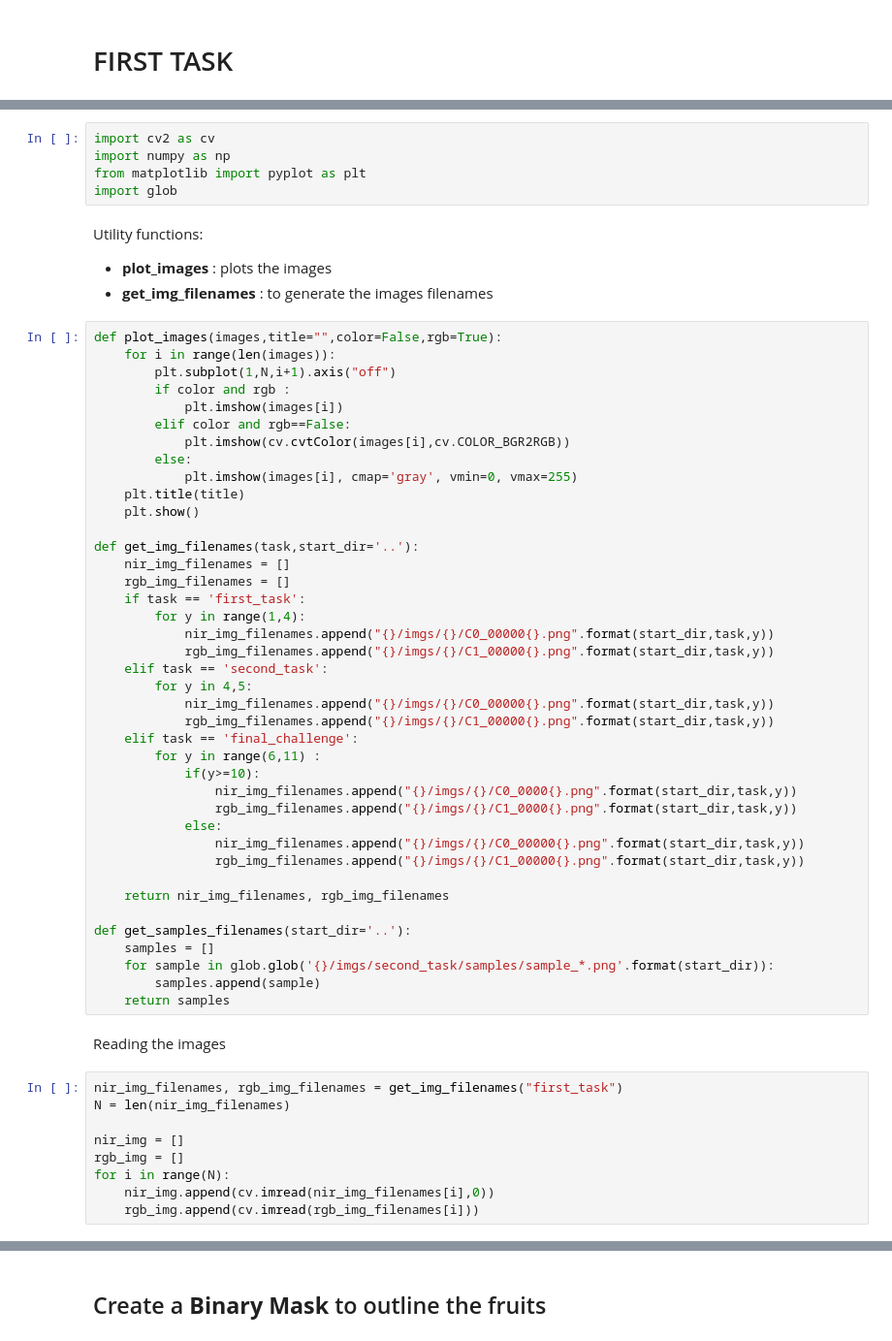
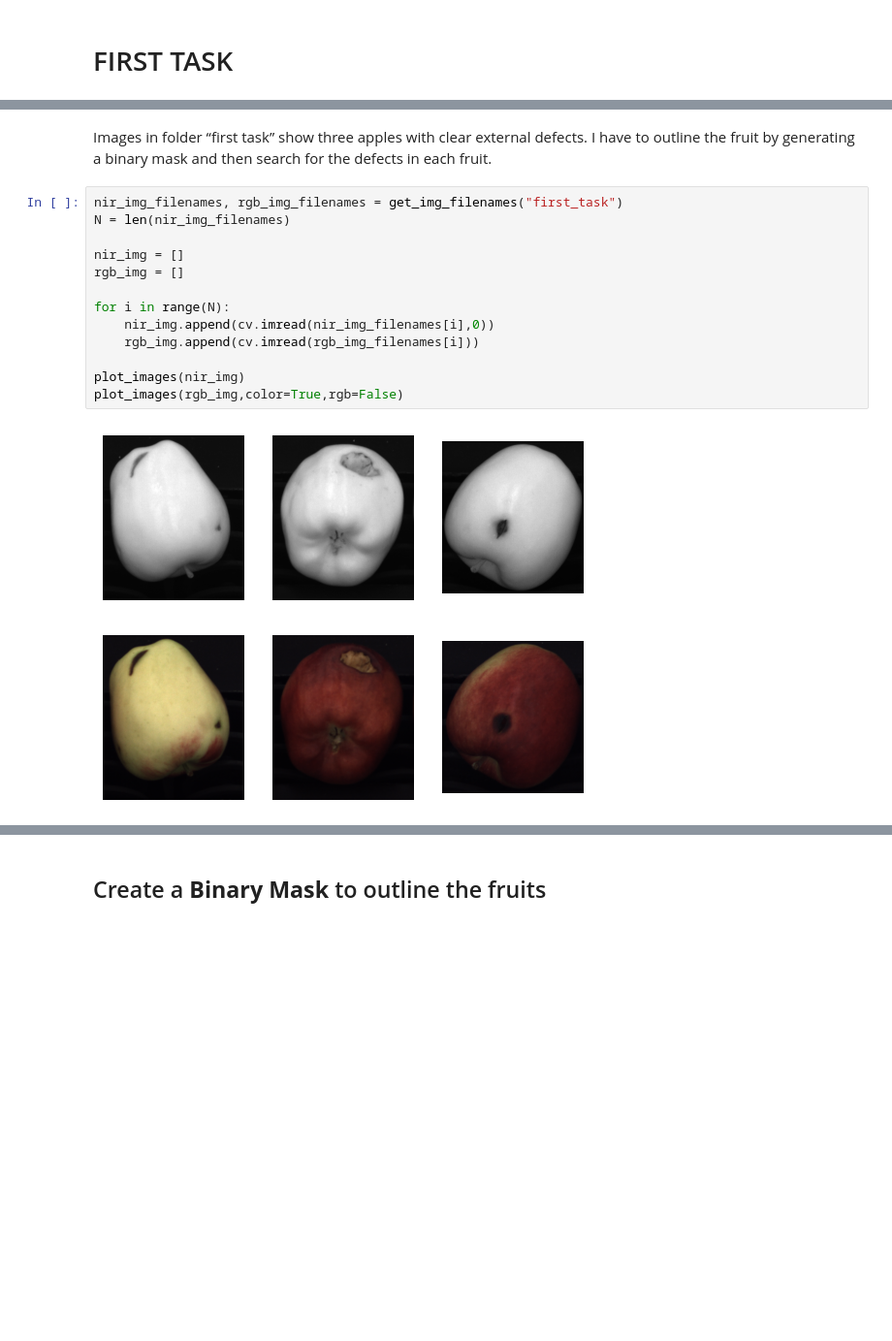
Before and after one commit to FilippoComastri/FruitInspection, a Jupyter notebook: docs/report.ipynb, the cells around one changed output, grey strips where cells are left out. Shown at 97% size. Drawn from its saved outputs; the diff is of its cells as text; blank space fills up the shorter version.

```diff
--- a/docs/report.ipynb
+++ b/docs/report.ipynb
@@ -7,60 +63,18 @@ Import the libraries
-# %%
-import cv2 as cv
-import numpy as np
-from matplotlib import pyplot as plt
-import glob
-# %% [markdown]
-Utility functions:
-- **plot_images** : plots the images
-- **get_img_filenames** : to generate the images filenames
-# %%
-def plot_images(images,title="",color=False,rgb=True):
-    for i in range(len(images)):
-        plt.subplot(1,N,i+1).axis("off")
-        if color and rgb :
-            plt.imshow(images[i])
-        elif color and rgb==False:
-            plt.imshow(cv.cvtColor(images[i],cv.COLOR_BGR2RGB))
-        else:
-            plt.imshow(images[i], cmap='gray', vmin=0, vmax=255)
-    plt.title(title)
-    plt.show()
-
-def get_img_filenames(task,start_dir='..'):
-    nir_img_filenames = []
-    rgb_img_filenames = []
-    if task == 'first_task':
-        for y in range(1,4):
-            nir_img_filenames.append("{}/imgs/{}/C0_00000{}.png".format(start_dir,task,y))
-            rgb_img_filenames.append("{}/imgs/{}/C1_00000{}.png".format(start_dir,task,y))
-    elif task == 'second_task':
-        for y in 4,5:
-            nir_img_filenames.append("{}/imgs/{}/C0_00000{}.png".format(start_dir,task,y))
-            rgb_img_filenames.append("{}/imgs/{}/C1_00000{}.png".format(start_dir,task,y))
-    elif task == 'final_challenge':
-        for y in range(6,11) :
-            if(y>=10):
-                nir_img_filenames.append("{}/imgs/{}/C0_0000{}.png".format(start_dir,task,y))
-                rgb_img_filenames.append("{}/imgs/{}/C1_0000{}.png".format(start_dir,task,y))
-            else:
-                nir_img_filenames.append("{}/imgs/{}/C0_00000{}.png".format(start_dir,task,y))
-                rgb_img_filenames.append("{}/imgs/{}/C1_00000{}.png".format(start_dir,task,y))
-
-    return nir_img_filenames, rgb_img_filenames
-
-def get_samples_filenames(start_dir='..'):
-    samples = []
-    for sample in glob.glob('{}/imgs/second_task/samples/sample_*.png'.format(start_dir)):
-        samples.append(sample)
-    return samples
-# %% [markdown]
-Reading the images
+# %% [markdown]
+Images in folder “first task” show three apples with clear external defects. I have to outline the fruit by generating a binary mask and then search for the defects in each fruit.
 # %%
 nir_img_filenames, rgb_img_filenames = get_img_filenames("first_task")
 N = len(nir_img_filenames)
 
 nir_img = []
 rgb_img = []
+
 for i in range(N):
     nir_img.append(cv.imread(nir_img_filenames[i],0))
     rgb_img.append(cv.imread(rgb_img_filenames[i]))
+
+plot_images(nir_img)
+plot_images(rgb_img,color=True,rgb=False)
+# %% [output]
+[figure, added]
+[figure, added]
```
Also changed, not shown: parts of 104 cells of this notebook, 19 other files.
